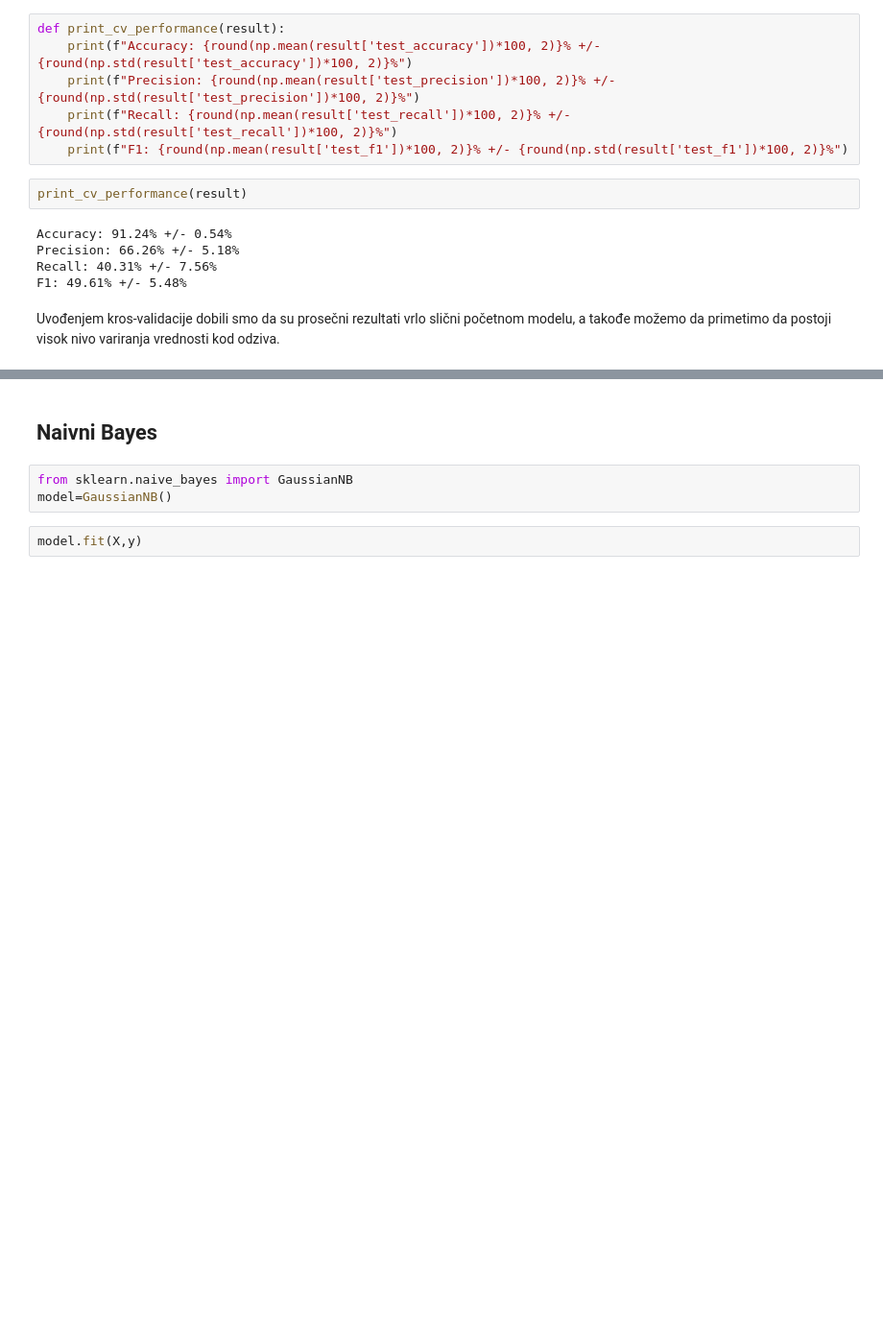
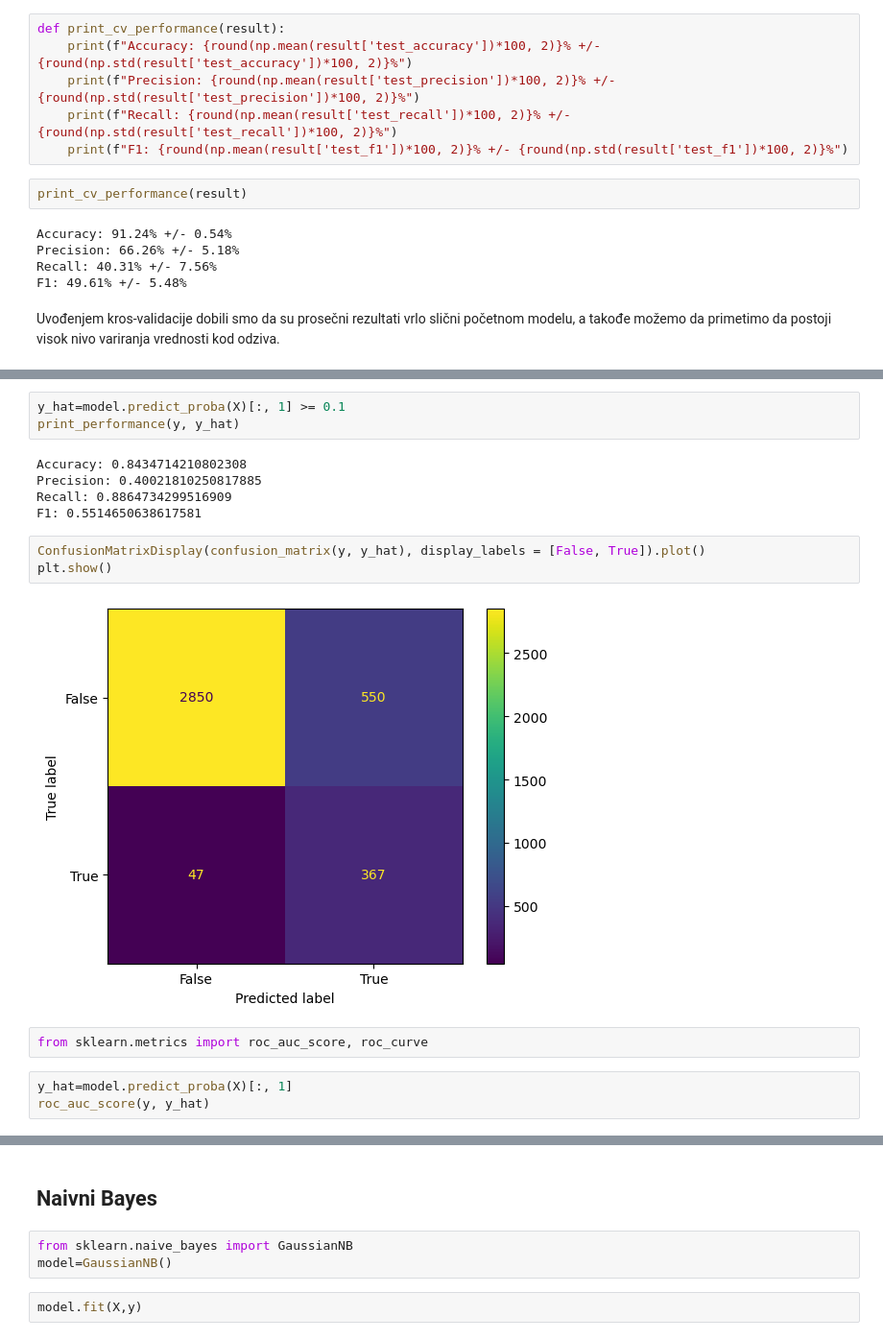
Before and after one commit to NemanjaGojkovic/Kori-enje-klasifikacije-i-klasterovanja-u-sistemu-banke, a Jupyter notebook: Klasifikacija (2. domaci).ipynb, the cells around one changed output, grey strips where cells are left out. Shown at 96% size. Drawn from its saved outputs; the diff is of its cells as text; blank space fills up the shorter version.

```diff
--- a/Klasifikacija (2. domaci).ipynb
+++ b/Klasifikacija (2. domaci).ipynb
@@ -149,0 +235,18 @@ Uvođenjem kros-validacije dobili smo da su prosečni rezultati vrlo slični po
+# %%
+y_hat=model.predict_proba(X)[:, 1] >= 0.1
+print_performance(y, y_hat)
+# %% [output]
+Accuracy: 0.8434714210802308
+Precision: 0.40021810250817885
+Recall: 0.8864734299516909
+F1: 0.5514650638617581
+# %%
+ConfusionMatrixDisplay(confusion_matrix(y, y_hat), display_labels = [False, True]).plot()
+plt.show()
+# %% [output]
+[figure, added]
+# %%
+from sklearn.metrics import roc_auc_score, roc_curve
+# %%
+y_hat=model.predict_proba(X)[:, 1]
+roc_auc_score(y, y_hat)
```
Also changed, not shown: parts of 52 cells of this notebook.
